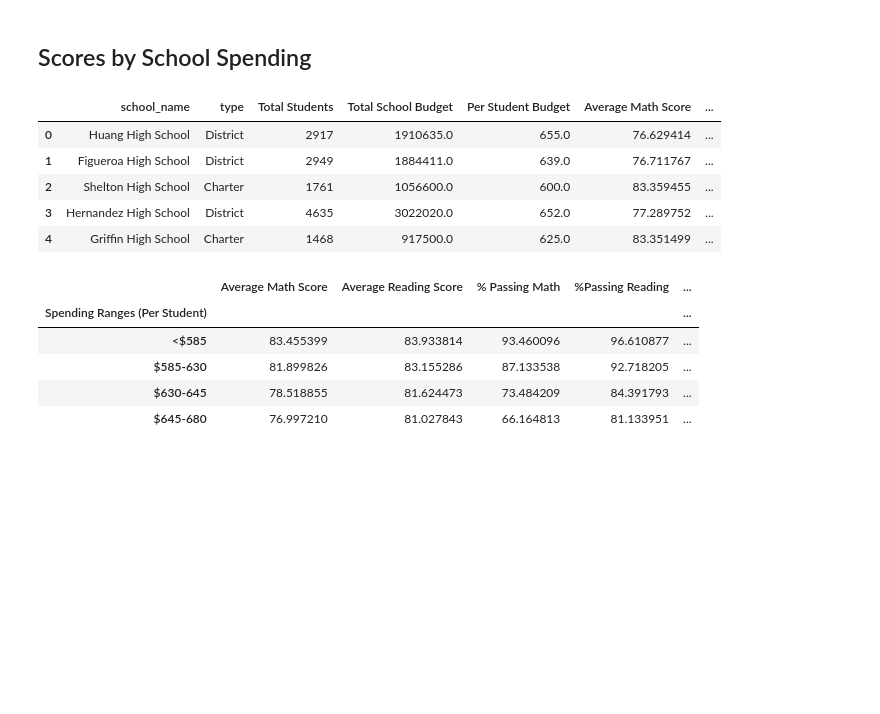
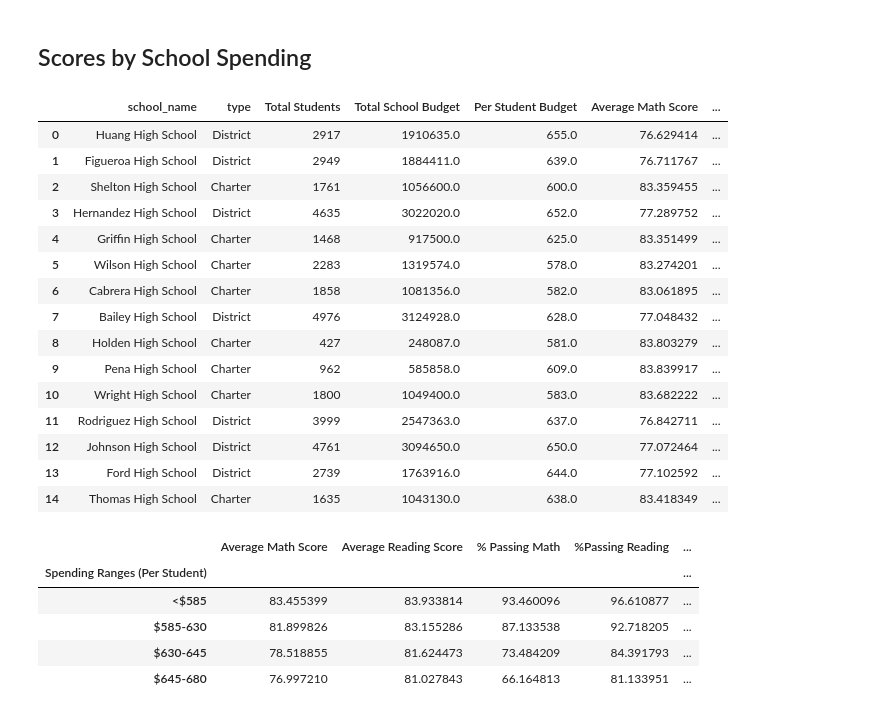
Before and after one commit to smepps1989/pandas-challenge, a Jupyter notebook: PyCitySchools/PyCitySchools_starter.ipynb, the cells around one changed output. Drawn from its saved outputs; the diff is of its cells as text; code cells hidden in the pictures; blank space fills up the shorter version.

```diff
--- a/PyCitySchools/PyCitySchools_starter.ipynb
+++ b/PyCitySchools/PyCitySchools_starter.ipynb
@@ -465,14 +475,24 @@ school_spending_df = merged.copy()
 # %%
 # Use `pd.cut` to categorize spending based on the bins.
 school_spending_df["Spending Ranges (Per Student)"] = pd.cut(school_spending_df["Per Student Budget"], spending_bins, labels=labels)
-school_spending_df.head()
+school_spending_df
 # %% [output]
 |  | school_name | type | Total Students | Total School Budget | Per Student Budget | Average Math Score | ... |
 | 0 | Huang High School | District | 2917 | 1910635.0 | 655.0 | 76.629414 | ... |
 | 1 | Figueroa High School | District | 2949 | 1884411.0 | 639.0 | 76.711767 | ... |
 | 2 | Shelton High School | Charter | 1761 | 1056600.0 | 600.0 | 83.359455 | ... |
 | 3 | Hernandez High School | District | 4635 | 3022020.0 | 652.0 | 77.289752 | ... |
 | 4 | Griffin High School | Charter | 1468 | 917500.0 | 625.0 | 83.351499 | ... |
+| 5 | Wilson High School | Charter | 2283 | 1319574.0 | 578.0 | 83.274201 | ... |
+| 6 | Cabrera High School | Charter | 1858 | 1081356.0 | 582.0 | 83.061895 | ... |
+| 7 | Bailey High School | District | 4976 | 3124928.0 | 628.0 | 77.048432 | ... |
+| 8 | Holden High School | Charter | 427 | 248087.0 | 581.0 | 83.803279 | ... |
+| 9 | Pena High School | Charter | 962 | 585858.0 | 609.0 | 83.839917 | ... |
+| 10 | Wright High School | Charter | 1800 | 1049400.0 | 583.0 | 83.682222 | ... |
+| 11 | Rodriguez High School | District | 3999 | 2547363.0 | 637.0 | 76.842711 | ... |
+| 12 | Johnson High School | District | 4761 | 3094650.0 | 650.0 | 77.072464 | ... |
+| 13 | Ford High School | District | 2739 | 1763916.0 | 644.0 | 77.102592 | ... |
+| 14 | Thomas High School | Charter | 1635 | 1043130.0 | 638.0 | 83.418349 | ... |
 # %%
 #  Calculate averages for the desired columns.
 spending_math_scores = school_spending_df.groupby(["Spending Ranges (Per Student)"])["Average Math Score"].mean()
```
Also changed, not shown: parts of 9 cells of this notebook.
